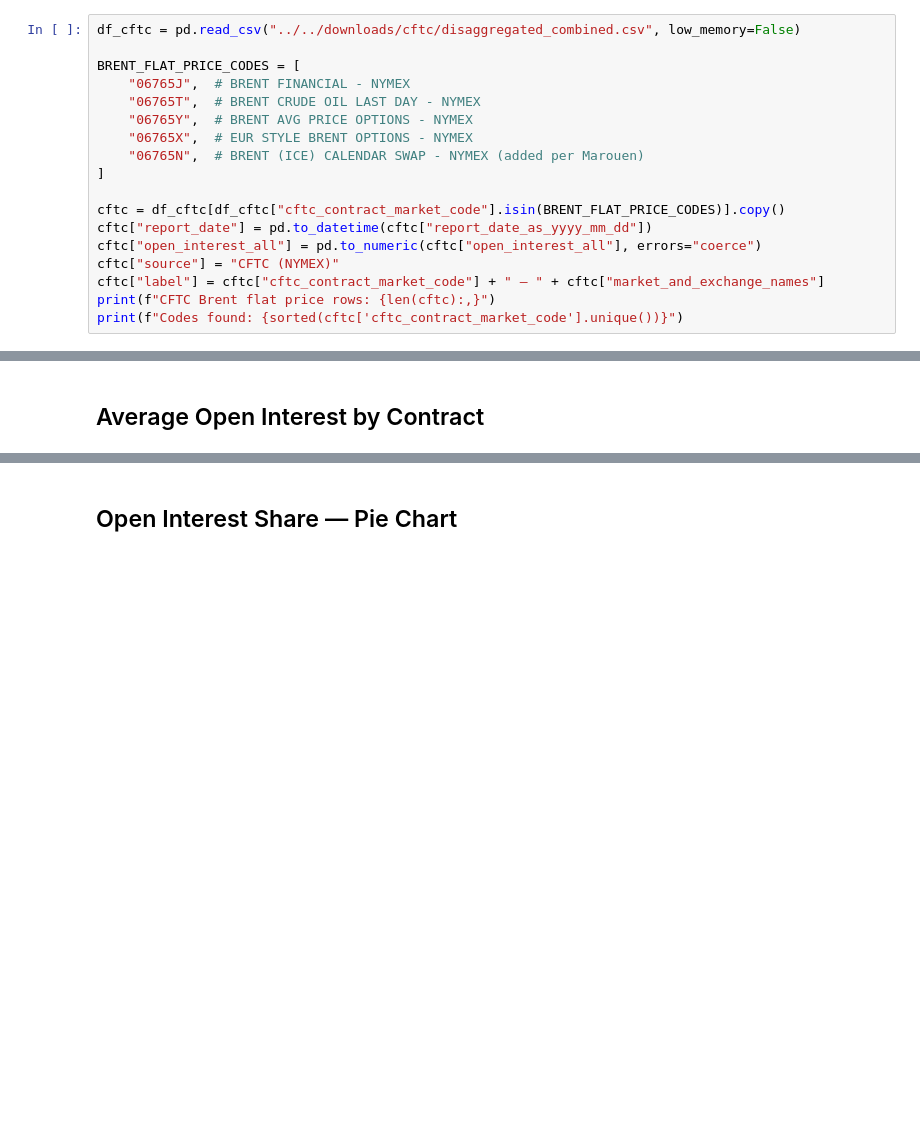
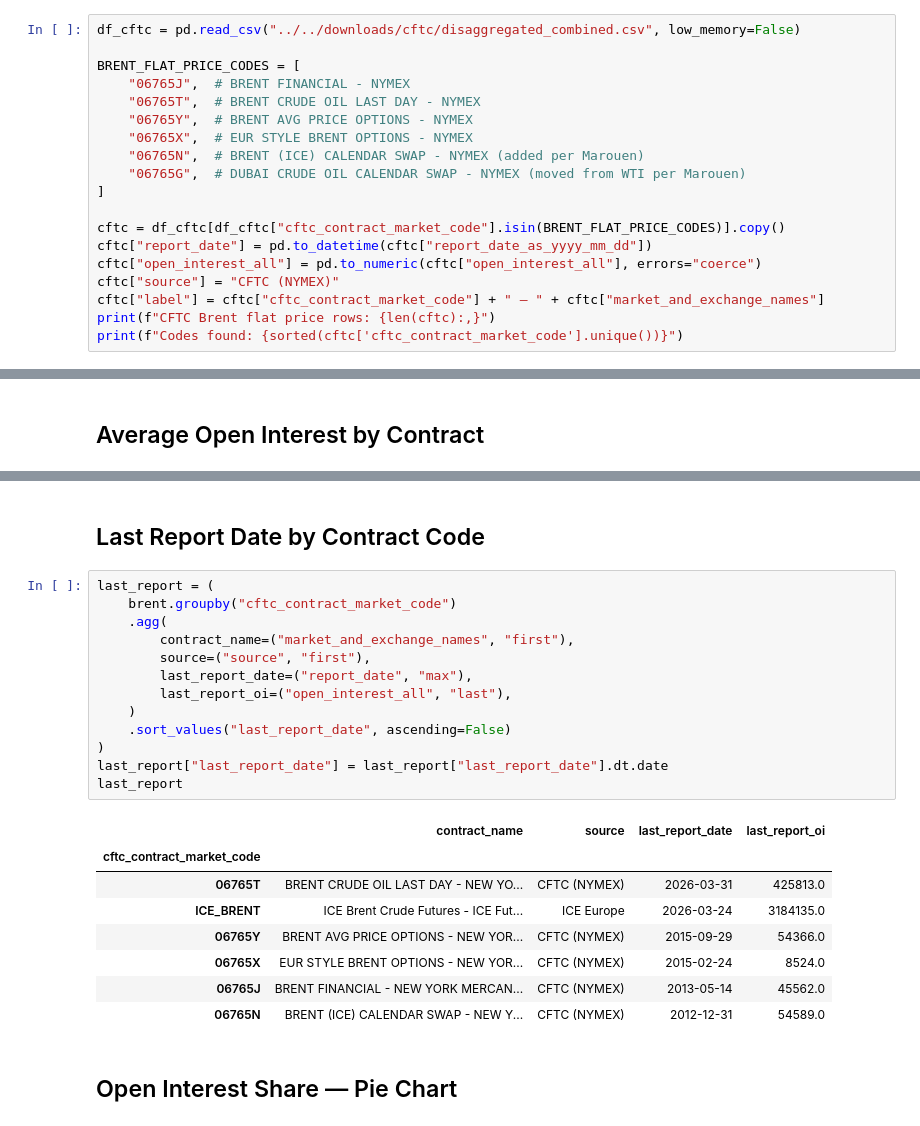
Before and after one commit to omroot/cot-ingest, a Jupyter notebook: notebooks/eda/brent_cot_eda.ipynb, the cells around one changed output, grey strips where cells are left out. Saved outputs shown, nothing was run; the diff lists cells and outputs as text; blank space fills up the shorter version.

```diff
--- a/notebooks/eda/brent_cot_eda.ipynb
+++ b/notebooks/eda/brent_cot_eda.ipynb
@@ -31,6 +32,7 @@ BRENT_FLAT_PRICE_CODES = [
     "06765Y",  # BRENT AVG PRICE OPTIONS - NYMEX
     "06765X",  # EUR STYLE BRENT OPTIONS - NYMEX
     "06765N",  # BRENT (ICE) CALENDAR SWAP - NYMEX (added per Marouen)
+    "06765G",  # DUBAI CRUDE OIL CALENDAR SWAP - NYMEX (moved from WTI per Marouen)
 ]
 
 cftc = df_cftc[df_cftc["cftc_contract_market_code"].isin(BRENT_FLAT_PRICE_CODES)].copy()
@@ -92,3 +109,27 @@ avg_oi[["contract_name", "source", "avg_open_interest", "pct_of_total"]]
+# %% [markdown]
+## Last Report Date by Contract Code
+# %%
+last_report = (
+    brent.groupby("cftc_contract_market_code")
+    .agg(
+        contract_name=("market_and_exchange_names", "first"),
+        source=("source", "first"),
+        last_report_date=("report_date", "max"),
+        last_report_oi=("open_interest_all", "last"),
+    )
+    .sort_values("last_report_date", ascending=False)
+)
+last_report["last_report_date"] = last_report["last_report_date"].dt.date
+last_report
+# %% [output]
+|  | contract_name | source | last_report_date | last_report_oi |
+| cftc_contract_market_code |  |  |  |  |
+| 06765T | BRENT CRUDE OIL LAST DAY - NEW YO... | CFTC (NYMEX) | 2026-03-31 | 425813.0 |
+| ICE_BRENT | ICE Brent Crude Futures - ICE Fut... | ICE Europe | 2026-03-24 | 3184135.0 |
+| 06765Y | BRENT AVG PRICE OPTIONS - NEW YOR... | CFTC (NYMEX) | 2015-09-29 | 54366.0 |
+| 06765X | EUR STYLE BRENT OPTIONS - NEW YOR... | CFTC (NYMEX) | 2015-02-24 | 8524.0 |
+| 06765J | BRENT FINANCIAL - NEW YORK MERCAN... | CFTC (NYMEX) | 2013-05-14 | 45562.0 |
+| 06765N | BRENT (ICE) CALENDAR SWAP - NEW Y... | CFTC (NYMEX) | 2012-12-31 | 54589.0 |
 # %% [markdown]
 ## Open Interest Share — Pie Chart
 # %%
```
Also changed, not shown: parts of 5 cells of this notebook, 8 other files.
